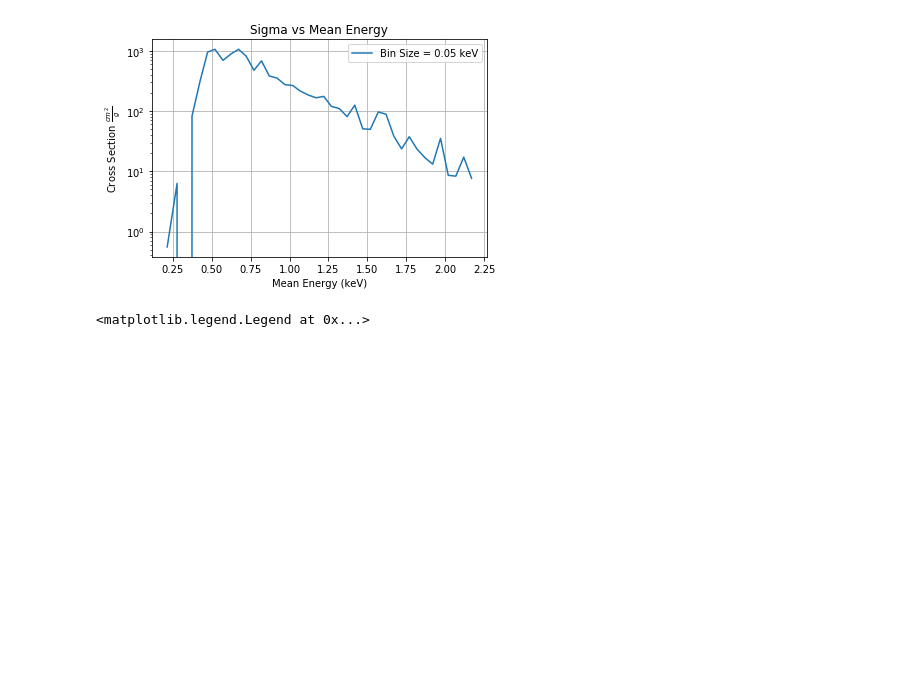
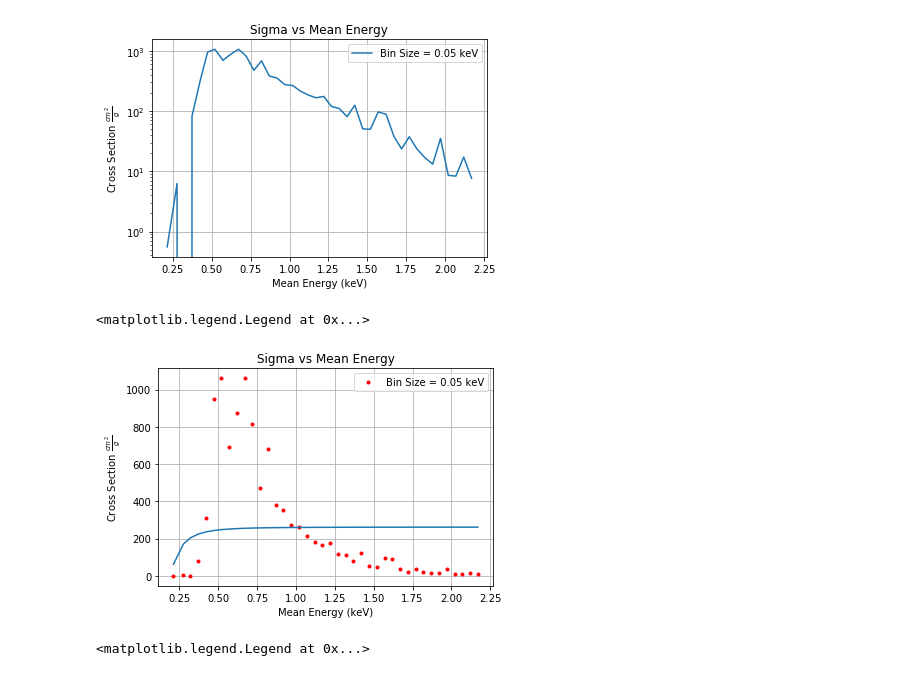
Before and after one commit to dmrowan/LommenResearchGroup, a Jupyter notebook: HorizonCrossing/msis_edge.ipynb, the cells around one changed output. Drawn from its saved outputs; the diff is of its cells as text; code cells hidden in the pictures; blank space fills up the shorter version.

```diff
--- a/HorizonCrossing/msis_edge.ipynb
+++ b/HorizonCrossing/msis_edge.ipynb
@@ -509,3 +492,48 @@ sigmaError1D = np.array(sigmaError1D)
+# %%
+#Energy bands
+width = 5 #0.05 keV
+for val in np.arange(20, 220, width):
+    locals()["EnRange"+str(val)] = [val, val+width]
+    locals()["En"+str(val)] = EnergyBands(locals()["EnRange"+str(val)], binSize_all)
+
+
+sigmalist = []
+sigmaError = []
+energylist = []
+
+
+for val in np.arange(20, 220, width):
+    sigmalist.append(locals()["En"+str(val)].sigmafit_popt)
+    sigmaError.append(locals()["En"+str(val)].sigmafit_pcov)
+    energylist.append(np.mean(locals()["En"+str(val)].energies))
+
+sigma1D = []
+sigmaError1D = []
+for i in range(len(sigmalist)):
+    sigma1D.append(sigmalist[i][0])
+    sigmaError1D.append(sigmaError[i][0][0])
+
+sigma1D = np.array(sigma1D)
+energylist = np.array(energylist)
+sigmaError1D = np.array(sigmaError1D)
+
+
+def negCube(energy, a, b):
+    c = np.float(-3)
+    return a*energy**c + b
+
+
+plt.plot(energylist, sigma1D, 'r.', label='Bin Size = 0.05 keV')
+popt, pcov = curve_fit(negCube, energylist, sigma1D)
+plt.plot(energylist, negCube(energylist, *popt))
+plt.title('Sigma vs Mean Energy')
+plt.xlabel('Mean Energy (keV)')
+plt.ylabel(r'Cross Section $\frac{cm^2}{g}$')
+plt.grid()
+plt.legend()
+# %% [output]
+<matplotlib.legend.Legend at 0x...>
+[figure, added]
 # %%
 new_energylist = []
 new_sigma1D = []
```
Also changed, not shown: parts of 9 cells of this notebook, 4 other files.
